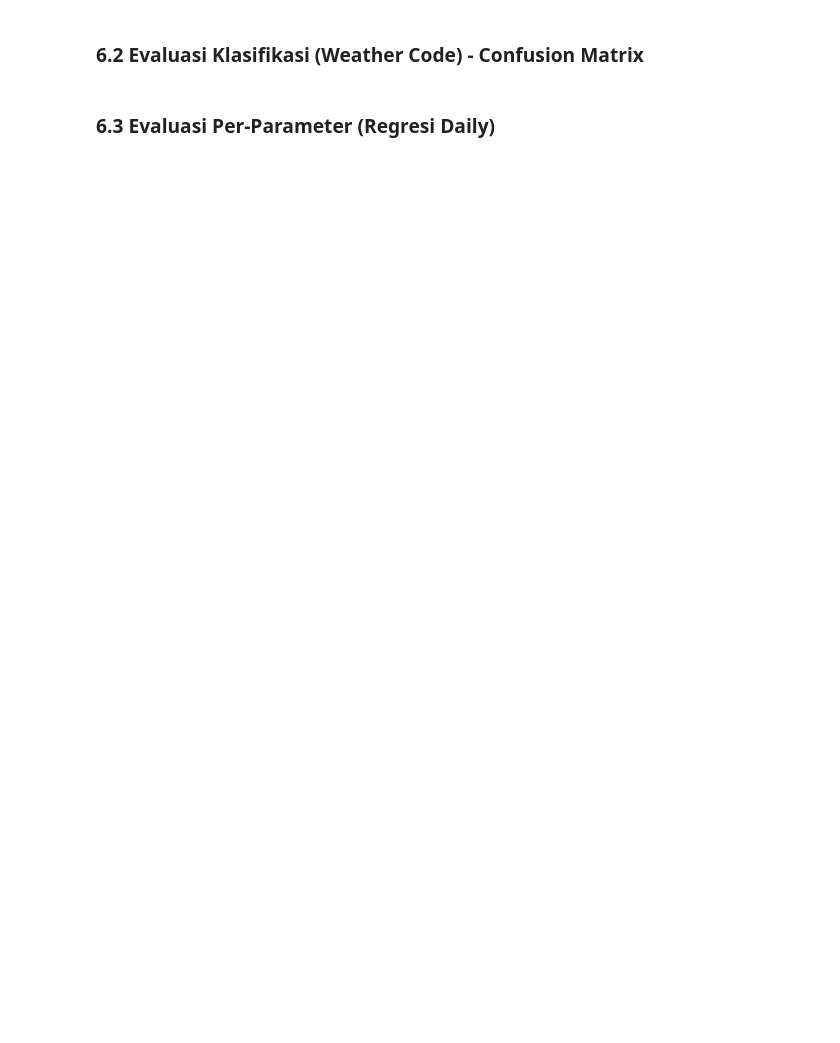
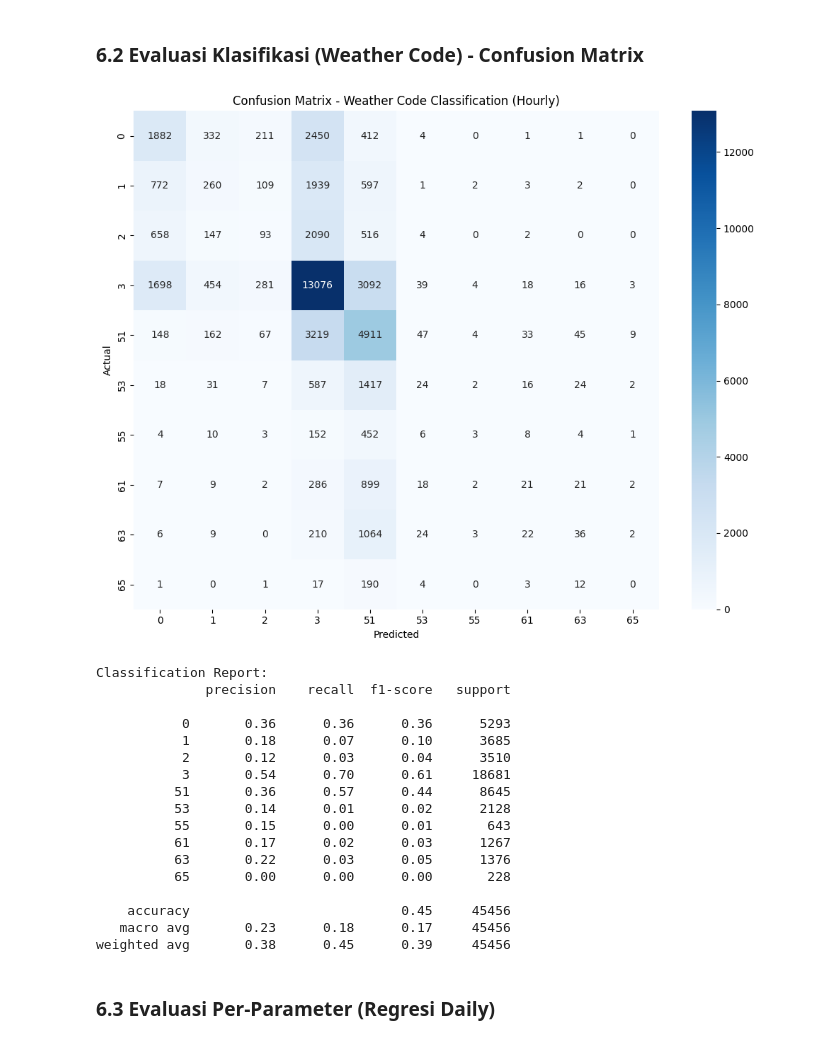
Before and after one commit to AzaniFatturFadhika/weather-iot, a Jupyter notebook: example_v2/model_training/model_weather_training.ipynb, the cells around one changed output. Cells and saved outputs as stored; diff of their text form; code cells hidden in the pictures; blank space fills up the shorter version.

Commit message:
feat: Add v2 weather prediction model training guide, notebook.

```diff
--- a/example_v2/model_training/model_weather_training.ipynb
+++ b/example_v2/model_training/model_weather_training.ipynb
@@ -270,0 +544,30 @@ print(f"   Test:  {len(daily_test):,} baris")
+# %%
+# Training HOURLY Classification Models
+print("="*70)
+print("🔄 TRAINING HOURLY CLASSIFICATION MODELS")
+print("="*70)
+
+hourly_clf_results = []
+
+for name, model in classification_models.items():
+    print(f"\n🔄 Training {name}...")
+    model.fit(X_hourly_train, y_hourly_train_clf)
+    y_pred = model.predict(X_hourly_test)
+
+    accuracy = accuracy_score(y_hourly_test_clf, y_pred)
+    f1_weighted = f1_score(y_hourly_test_clf, y_pred, average='weighted', zero_division=0)
+
+    hourly_clf_results.append({
+        'Model': name,
+        'Accuracy': accuracy,
+        'F1 (Weighted)': f1_weighted
+    })
+
+    print(f"   ✅ {name} - Accuracy: {accuracy:.4f}, F1: {f1_weighted:.4f}")
+
+df_hourly_clf = pd.DataFrame(hourly_clf_results).sort_values('Accuracy', ascending=False)
+print("\n📊 HASIL PERBANDINGAN KLASIFIKASI HOURLY:")
+display(df_hourly_clf.reset_index(drop=True))
+
+best_hourly_clf_model = df_hourly_clf.iloc[0]['Model']
+print(f"\n🏆 MODEL TERBAIK KLASIFIKASI HOURLY: {best_hourly_clf_model}")
@@ -279,7 +778,10 @@ print("EVALUASI PER-PARAMETER (REGRESI HOURLY)")
 print("="*70)
 
 # Gunakan model terbaik dari perbandingan
-best_reg_model = RandomForestRegressor(n_estimators=100, random_state=42, n_jobs=-1)
+if XGBOOST_AVAILABLE:
+    best_reg_model = XGBRegressor(n_estimators=100, random_state=42, n_jobs=-1, verbosity=0)
+else:
+    best_reg_model = RandomForestRegressor(n_estimators=100, random_state=42, n_jobs=-1)
 best_reg_model.fit(X_hourly_train, y_hourly_train_reg)
 y_pred = best_reg_model.predict(X_hourly_test)
 
@@ -297,25 +808,44 @@ display(df_param_results)
 ### 6.2 Evaluasi Klasifikasi (Weather Code) - Confusion Matrix
 # %%
 # Confusion Matrix untuk klasifikasi weather_code
-best_clf_model = RandomForestClassifier(n_estimators=100, random_state=42, n_jobs=-1)
+best_clf_model = XGBClassifier(n_estimators=100, random_state=42, n_jobs=-1)
 best_clf_model.fit(X_hourly_train, y_hourly_train_clf)
 y_pred_clf = best_clf_model.predict(X_hourly_test)
 
 # Confusion Matrix
 cm = confusion_matrix(y_hourly_test_clf, y_pred_clf)
 plt.figure(figsize=(10, 8))
 sns.heatmap(cm, annot=True, fmt="d", cmap="Blues",
             xticklabels=le_weather_code.classes_,
             yticklabels=le_weather_code.classes_)
 plt.title("Confusion Matrix - Weather Code Classification (Hourly)")
 plt.xlabel("Predicted")
 plt.ylabel("Actual")
 plt.tight_layout()
 plt.show()
 
 print("Classification Report:")
 print(classification_report(y_hourly_test_clf, y_pred_clf,
                           target_names=[str(c) for c in le_weather_code.classes_]))
+# %% [output]
+[figure, added]
+Classification Report:
+              precision    recall  f1-score   support
+
+           0       0.36      0.36      0.36      5293
+           1       0.18      0.07      0.10      3685
+           2       0.12      0.03      0.04      3510
+           3       0.54      0.70      0.61     18681
+          51       0.36      0.57      0.44      8645
+          53       0.14      0.01      0.02      2128
+          55       0.15      0.00      0.01       643
+          61       0.17      0.02      0.03      1267
+          63       0.22      0.03      0.05      1376
+          65       0.00      0.00      0.00       228
+
+    accuracy                           0.45     45456
+   macro avg       0.23      0.18      0.17     45456
+weighted avg       0.38      0.45      0.39     45456
 # %% [markdown]
 ### 6.3 Evaluasi Per-Parameter (Regresi Daily)
 # %%
```
Also changed, not shown: parts of 40 cells of this notebook, 3 other files.
